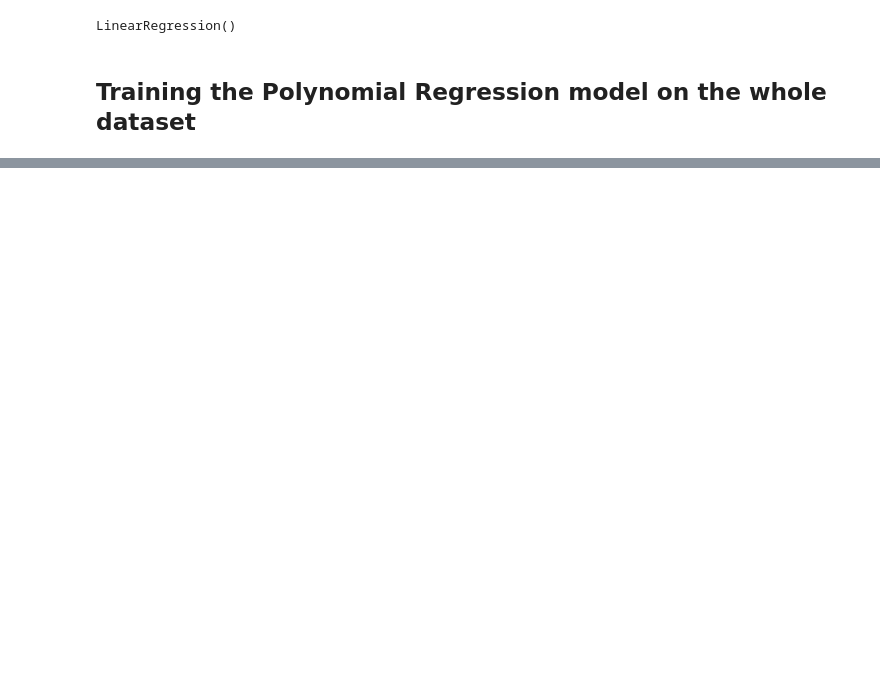
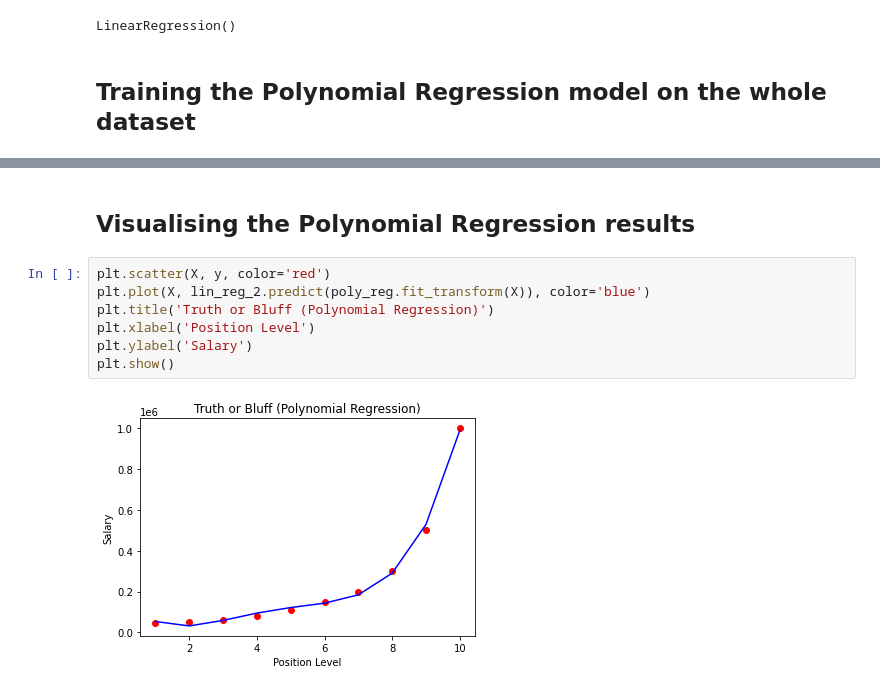
Before and after one commit to Leonardofreua/ML-and-DataScience-in-practice, a Jupyter notebook: Regression/Polynomial Linear Regression/Python/polynomial_regression.ipynb, the cells around one changed output, grey strips where cells are left out. Saved outputs shown, nothing was run; the diff lists cells and outputs as text; blank space fills up the shorter version.

```diff
--- a/Regression/Polynomial Linear Regression/Python/polynomial_regression.ipynb
+++ b/Regression/Polynomial Linear Regression/Python/polynomial_regression.ipynb
@@ -34,0 +46,11 @@ LinearRegression()
+# %% [markdown]
+## Visualising the Polynomial Regression results
+# %%
+plt.scatter(X, y, color='red')
+plt.plot(X, lin_reg_2.predict(poly_reg.fit_transform(X)), color='blue')
+plt.title('Truth or Bluff (Polynomial Regression)')
+plt.xlabel('Position Level')
+plt.ylabel('Salary')
+plt.show()
+# %% [output]
+[figure, added]
```
Also changed, not shown: parts of 6 cells of this notebook, 4 other files.
